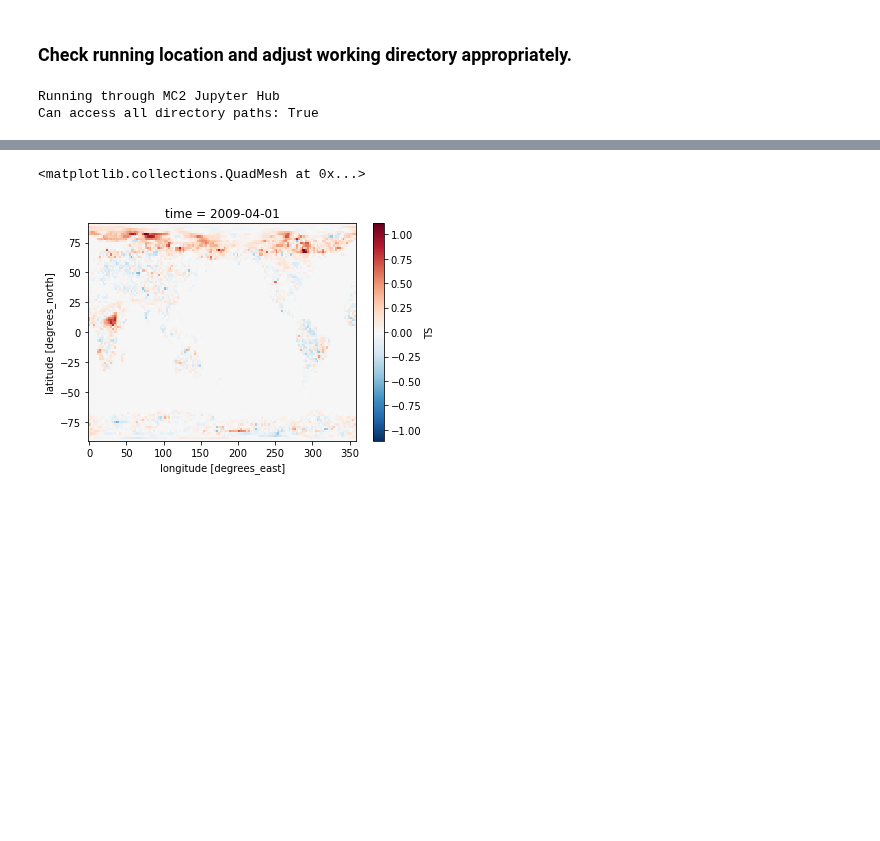
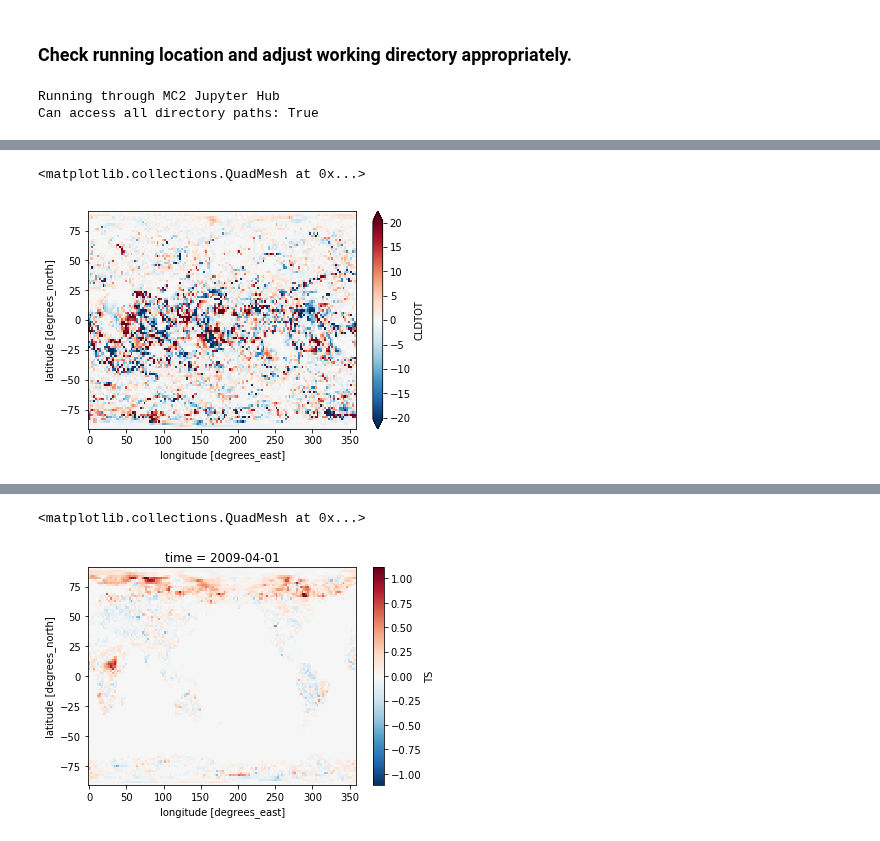
Before and after one commit to jshaw35/netcdf_analysis, a Jupyter notebook: conspiracy_shit.ipynb, the cells around one changed output, grey strips where cells are left out. Saved outputs shown, nothing was run; the diff lists cells and outputs as text; code cells hidden in the pictures; blank space fills up the shorter version.

```diff
--- a/conspiracy_shit.ipynb
+++ b/conspiracy_shit.ipynb
@@ -77,0 +88,11 @@ files
+# %%
+nodes4 = "reproduce_test_4nodes.cam.rh0.0001-01-06-00000.nc"
+nodes2 = "reproduce_test_16nodes.cam.rh0.0001-01-06-00000.nc"
+# %%
+da_4nodes = xr.open_dataset("%s%s" % (consp_dir, nodes4))
+da_2nodes = xr.open_dataset("%s%s" % (consp_dir, nodes2))
+# %%
+(da_4nodes['CLDTOT'][:,:] - da_2nodes['CLDTOT'][:,:]).plot(robust=True)
+# %% [output]
+<matplotlib.collections.QuadMesh at 0x...>
+[figure, added]
```
Also changed, not shown: parts of 11 cells of this notebook, 14 other files.
